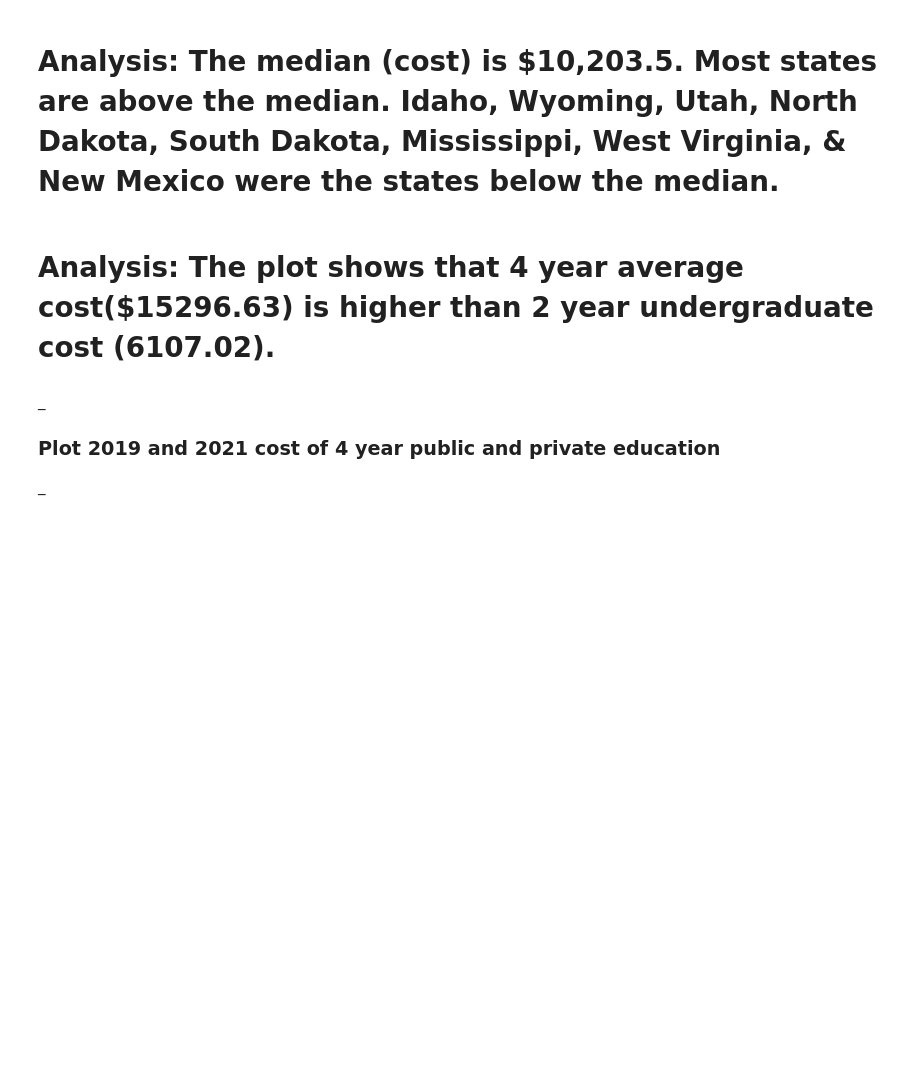
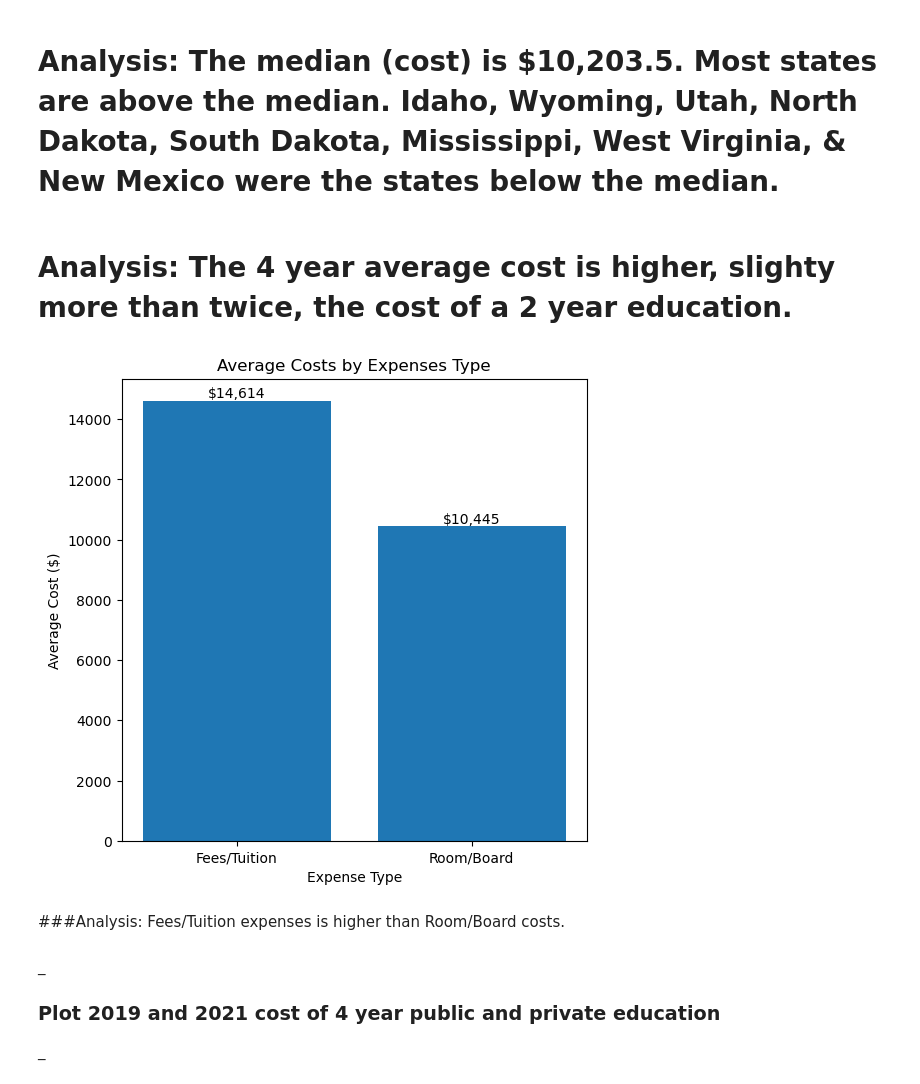
Before and after one commit to anthonybpino/Project-1-Undergrad-Student-Data, a Jupyter notebook: cost_state_2019_2021.ipynb, the cells around one changed output. Cells and saved outputs as stored; diff of their text form; code cells hidden in the pictures; blank space fills up the shorter version.

Commit message:
Added plot Avg Expenses(Cost) based on Expense Type

```diff
--- a/cost_state_2019_2021.ipynb
+++ b/cost_state_2019_2021.ipynb
@@ -221,3 +221,8 @@ length_study
 |  | Length | Year | Cost |
 | 0 | 2-year | 2016.93379 | 6107.021689 |
 | 1 | 4-year | 2016.91991 | 15296.631737 |
+# %%
+# Nema added 4/8
+# Filter average cost depending on expense type Fees/Tuition & Room/Board
+expense_type = school_df.groupby('Expense')['Cost'].mean().round(2)
+expense_type
@@ -250,7 +260,21 @@ length_study_plot = px.bar(length_study,
 
 length_study_plot.show()
 # %% [markdown]
-# Analysis: The plot shows that 4 year average cost($15296.63) is higher than 2 year undergraduate cost (6107.02).
+# Analysis: The 4 year average cost is higher, slighty more than twice, the cost of a 2 year education.
+# %%
+# Nema added 4/8
+# Plot expenses type comparison Fees/Tuition vs Room/Board
+figure, axes = plt.subplots(figsize= (6,6))
+expense_type_plot = axes.bar(expense_type.index, expense_type.values)
+axes.bar_label(expense_type_plot, fmt='${:,.0f}', color ="black")
+plt.title("Average Costs by Expenses Type")
+plt.xlabel("Expense Type")
+plt.ylabel("Average Cost ($)")
+plt.show()
+# %% [output]
+[figure, added]
+# %% [markdown]
+###Analysis: Fees/Tuition expenses is higher than Room/Board costs.
 # %% [markdown]
 _
 ### Plot 2019 and 2021 cost of 4 year public and private education
```
Also changed, not shown: parts of 1 cell of this notebook.
